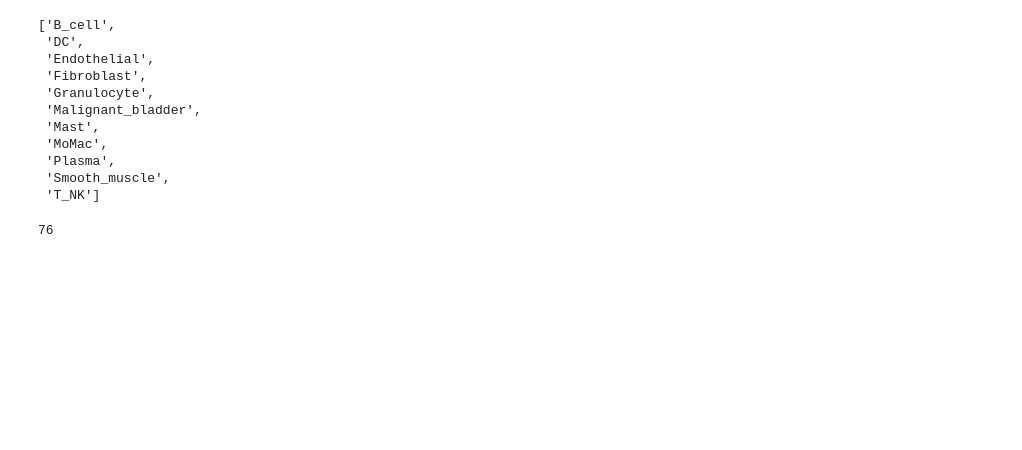
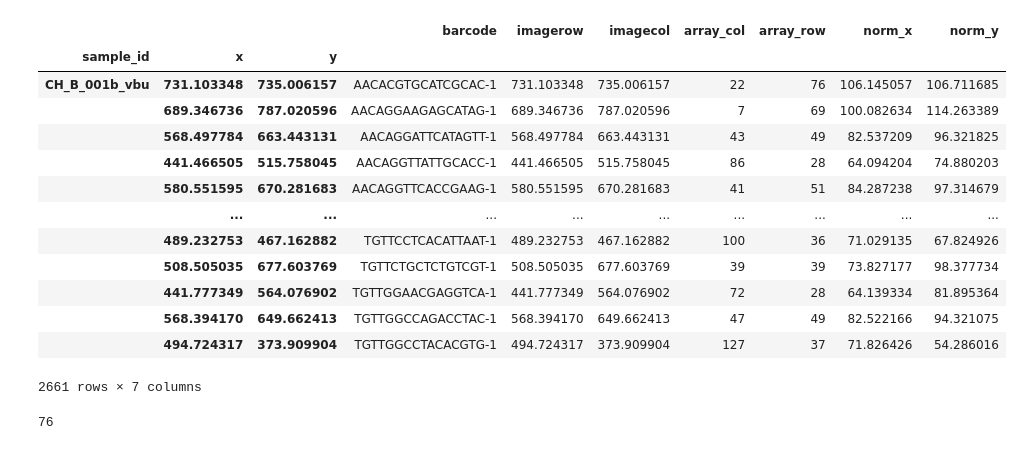
Before and after one commit to owkin/cytocommunity_ofta, a Jupyter notebook: cytocommunity_ofta/notebooks/prepare_data.ipynb, the cells around one changed output. Saved outputs shown, nothing was run; the diff lists cells and outputs as text; code cells hidden in the pictures; blank space fills up the shorter version.

```diff
--- a/cytocommunity_ofta/notebooks/prepare_data.ipynb
+++ b/cytocommunity_ofta/notebooks/prepare_data.ipynb
@@ -8,3 +11,25 @@ import random
+# %%
+ids = [
+    "CH_B_001b_vbu", "CH_B_002b_vbu", "CH_B_003b_vbu", "CH_B_004b_vbu",
+    "CH_B_006b_vis", "CH_B_008b_vis", "CH_B_009b_vis", "CH_B_010a_vis",
+    "CH_B_011a_vis", "CH_B_013a_vis", "CH_B_016a_vis", "CH_B_019a_vis",
+    "CH_B_020a_vis", "CH_B_022a_vis", "CH_B_023a_vis", "CH_B_025a_vis",
+    "CH_B_027a_vis", "CH_B_029a_vis", "CH_B_030a_vis", "CH_B_031a_vis",
+    "CH_B_032a_vis", "CH_B_033a_vbu", "CH_B_034a_vis", "CH_B_035a_vis",
+    "CH_B_036a_vis", "CH_B_037a_vis", "CH_B_039a_vis", "CH_B_041a_vbu",
+    "CH_B_044a_vbu", "CH_B_045a_vis", "CH_B_046a_vis", "CH_B_047a_vbu",
+    "CH_B_050a_vis", "CH_B_052a_vis", "CH_B_053a_vbu", "CH_B_054a_vbu",
+    "CH_B_055a_vis", "CH_B_056a_vis", "CH_B_057a_vis", "CH_B_058a_vis",
+    "CH_B_059a_vis", "CH_B_060a_vis", "CH_B_062a_vis", "CH_B_063a_vis",
+    "CH_B_064a_vis", "CH_B_066a_vis", "CH_B_067a_vis", "CH_B_068a_vis",
+    "CH_B_069a_vis", "CH_B_070a_vis", "CH_B_071a_vis", "CH_B_072a_vis",
+    "CH_B_073a_vis", "CH_B_074a_vis", "CH_B_075a_vis", "CH_B_076a_vis",
+    "CH_B_077a_vis", "CH_B_078a_vis", "CH_B_079a_vis", "CH_B_080a_vis",
+    "CH_B_082a_vis", "CH_B_083a_vis", "CH_B_084a_vis", "CH_B_085a_vis",
+    "CH_B_086a_vis", "CH_B_087a_vis", "CH_B_088a_vis", "CH_B_090a_vis",
+    "CH_B_092a_vis", "CH_B_093a_vis", "CH_B_094a_vis", "CH_B_095a_vis",
+    "CH_B_096a_vis", "CH_B_097a_vis"
+]
 # %%
 dataset_id = "dataset-dc3510e2-76eb-47f6-9bb4-d20d340ee808"
 zarr_dir = f"/home/owkin/data/{dataset_id}/without_spotclean/SpatialData"
@@ -15,7 +40,7 @@ dataset = VisiumCohort(
     deconvolution_slot_name = "deconv_cohort_level_2",
     radius=1,
     ignore_sample_ids=["CH_B_015a_vis_Visium"], # We need to ignore this samples that failed QC to avoid an error in dataset.filter_umi() later
-    list_sample_ids=[ids_intersection[0]]
+    list_sample_ids=ids
 )
 _ = dataset.load_counts_cohort()
 _ = dataset.load_deconvolution_cohort() # include cell type mapping in this function if needed
@@ -28,18 +53,21 @@ logger.info("Filtering done.")
 # %%
-sample = dataset._dict_visium_samples[ids_intersection[0]]
-sample.list_celltypes
+sample = dataset._dict_visium_samples["CH_B_001b_vbu"]
+sample.coords
 # %% [output]
+|  |  |  | barcode | imagerow | imagecol | array_col | array_row | norm_x | norm_y |
+| sample_id | x | y |  |  |  |  |  |  |  |
+| CH_B_001b_vbu | 731.103348 | 735.006157 | AACACGTGCATCGCAC-1 | 731.103348 | 735.006157 | 22 | 76 | 106.145057 | 106.711685 |
+|  | 689.346736 | 787.020596 | AACAGGAAGAGCATAG-1 | 689.346736 | 787.020596 | 7 | 69 | 100.082634 | 114.263389 |
+|  | 568.497784 | 663.443131 | AACAGGATTCATAGTT-1 | 568.497784 | 663.443131 | 43 | 49 | 82.537209 | 96.321825 |
+|  | 441.466505 | 515.758045 | AACAGGTTATTGCACC-1 | 441.466505 | 515.758045 | 86 | 28 | 64.094204 | 74.880203 |
+|  | 580.551595 | 670.281683 | AACAGGTTCACCGAAG-1 | 580.551595 | 670.281683 | 41 | 51 | 84.287238 | 97.314679 |
+|  | ... | ... | ... | ... | ... | ... | ... | ... | ... |
+|  | 489.232753 | 467.162882 | TGTTCCTCACATTAAT-1 | 489.232753 | 467.162882 | 100 | 36 | 71.029135 | 67.824926 |
+|  | 508.505035 | 677.603769 | TGTTCTGCTCTGTCGT-1 | 508.505035 | 677.603769 | 39 | 39 | 73.827177 | 98.377734 |
+|  | 441.777349 | 564.076902 | TGTTGGAACGAGGTCA-1 | 441.777349 | 564.076902 | 72 | 28 | 64.139334 | 81.895364 |
+|  | 568.394170 | 649.662413 | TGTTGGCCAGACCTAC-1 | 568.394170 | 649.662413 | 47 | 49 | 82.522166 | 94.321075 |
+|  | 494.724317 | 373.909904 | TGTTGGCCTACACGTG-1 | 494.724317 | 373.909904 | 127 | 37 | 71.826426 | 54.286016 |
-['B_cell',
- 'DC',
- 'Endothelial',
- 'Fibroblast',
- 'Granulocyte',
- 'Malignant_bladder',
- 'Mast',
- 'MoMac',
- 'Plasma',
- 'Smooth_muscle',
- 'T_NK']
+2661 rows × 7 columns
 # %%
 ids_visium = ['CH_B_001a_vis',
  'CH_B_001b_vbu',
```
Also changed, not shown: parts of 2 cells of this notebook, 46 other files.
